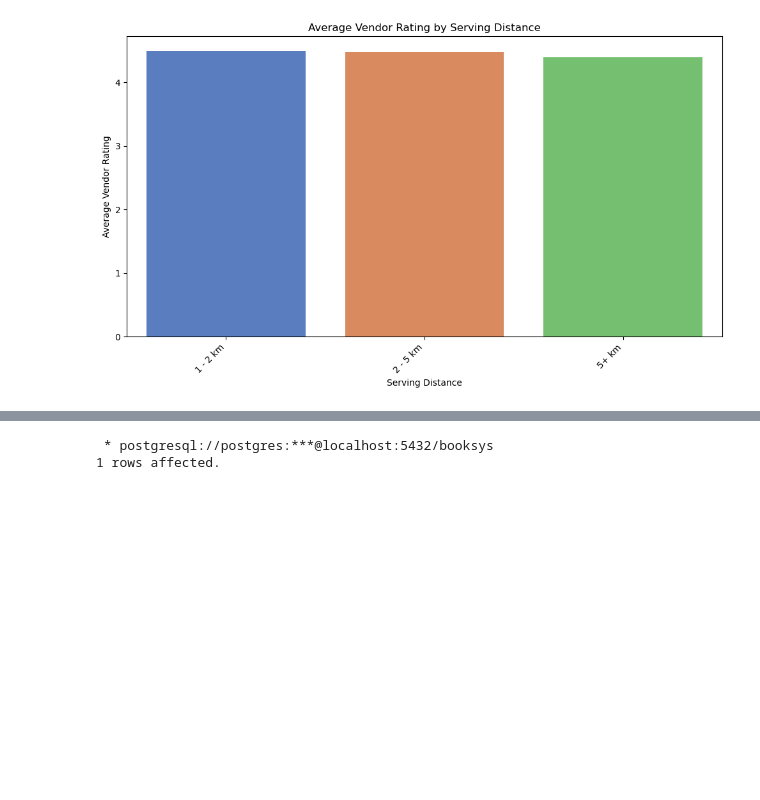
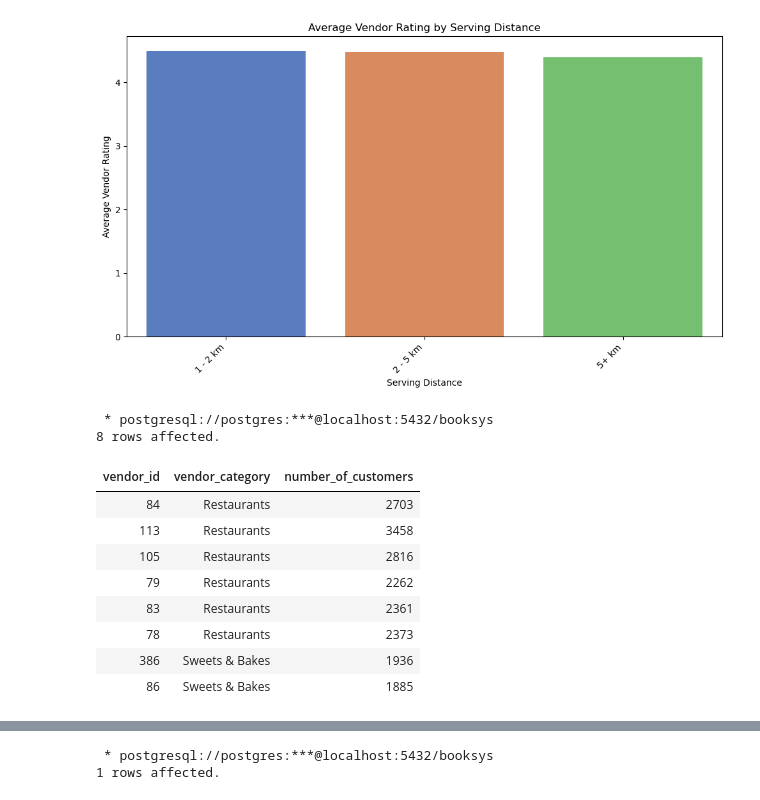
Before and after one commit to The-DigitalAcademy/Restaurant_Recommendation, a Jupyter notebook: RestaurantSQL.ipynb, the cells around one changed output, grey strips where cells are left out. Saved outputs shown, nothing was run; the diff lists cells and outputs as text; code cells hidden in the pictures; blank space fills up the shorter version.

```diff
--- a/RestaurantSQL.ipynb
+++ b/RestaurantSQL.ipynb
@@ -703,3 +722,29 @@ plt.tight_layout()
 plt.show()
 # %% [output]
 [figure]
+# %%
+%%sql
+SELECT
+    "vendor_id",
+    "vendor_category_en" AS vendor_category,
+    COUNT(DISTINCT "CID X LOC_NUM X VENDOR") AS number_of_customers
+FROM
+    "Restuarant_df"
+GROUP BY
+    "vendor_id",
+    "vendor_category_en"
+ORDER BY
+    COUNT(DISTINCT "akeed_customer_id") desc
+LIMIT 8;
+# %% [output]
+ * postgresql://postgres:***@localhost:5432/booksys
+8 rows affected.
+| vendor_id | vendor_category | number_of_customers |
+| 84 | Restaurants | 2703 |
+| 113 | Restaurants | 3458 |
+| 105 | Restaurants | 2816 |
+| 79 | Restaurants | 2262 |
+| 83 | Restaurants | 2361 |
+| 78 | Restaurants | 2373 |
+| 386 | Sweets & Bakes | 1936 |
+| 86 | Sweets & Bakes | 1885 |
```
Also changed, not shown: parts of 7 cells of this notebook.
